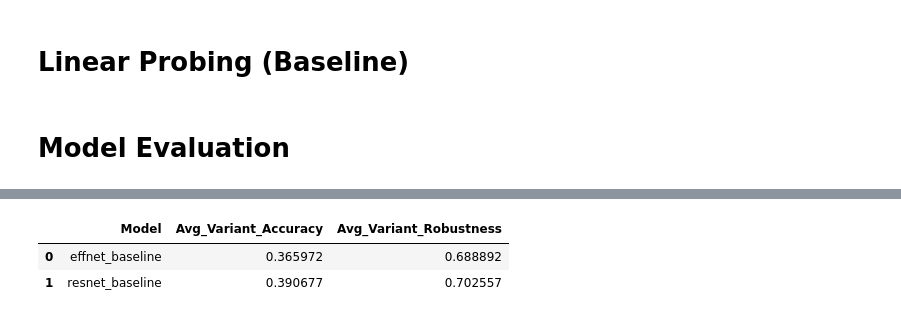
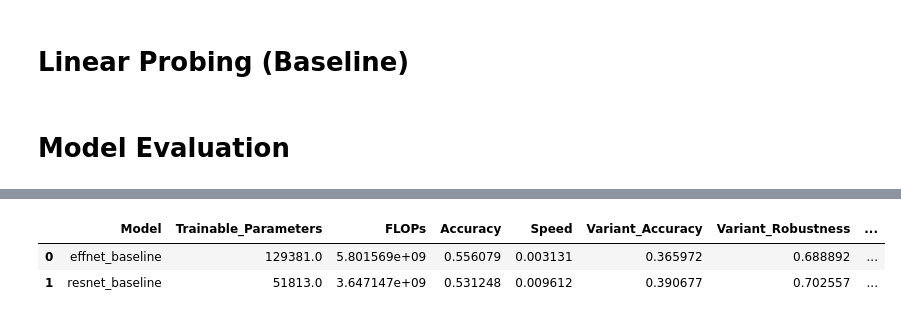
Before and after one commit to jgbreault/MealReveal, a Jupyter notebook: analysis.ipynb, the cells around one changed output, grey strips where cells are left out. Cells and saved outputs as stored; diff of their text form; code cells hidden in the pictures.

```diff
--- a/analysis.ipynb
+++ b/analysis.ipynb
@@ -291,21 +290,21 @@ def train_model(model, optimizer):
         print(f'Epoch {epoch+1}/{n_epochs}')
 
     print()
+# %%
+resnet_baseline_path = model_directory + '/resnet_baseline.pth'
+effnet_baseline_path = model_directory + '/effnet_baseline.pth'
 # %%
 # Training baseline models with linear probing
 
-resnet_baseline_path = model_directory + 'resnet_baseline.pth'
-effnet_baseline_path = model_directory + 'effnet_baseline.pth'
+# resnet_baseline.to(device) # resnet_baseline to GPU/CPU
+# optimizer_resnet = torch.optim.Adam(resnet_baseline.parameters()) # Defining optimizer
+# train_model(resnet_baseline, optimizer_resnet) # Training model
+# torch.save(resnet_baseline.state_dict(), resnet_baseline_path) # Saving model
 
-resnet_baseline.to(device) # resnet_baseline to GPU/CPU
-optimizer_resnet = torch.optim.Adam(resnet_baseline.parameters()) # Defining optimizer
-train_model(resnet_baseline, optimizer_resnet) # Training model
-torch.save(resnet_baseline.state_dict(), resnet_baseline_path) # Saving model
-
-effnet_baseline.to(device) # effnet_baseline to GPU/CPU
-optimizer_effnet = torch.optim.Adam(effnet_baseline.parameters()) # Defining optimizer
-train_model(effnet_baseline, optimizer_effnet) # Training model
-torch.save(effnet_baseline.state_dict(), effnet_baseline_path) # Saving model
+# effnet_baseline.to(device) # effnet_baseline to GPU/CPU
+# optimizer_effnet = torch.optim.Adam(effnet_baseline.parameters()) # Defining optimizer
+# train_model(effnet_baseline, optimizer_effnet) # Training model
+# torch.save(effnet_baseline.state_dict(), effnet_baseline_path) # Saving model
 # %% [markdown]
 # Model Evaluation
 # %%
@@ -448,18 +460,26 @@ model_evaluations_all
 # %%
-# Filter out the Clean rows, variants only
+model_evaluations_clean = model_evaluations_all.query("Dataset == 'Clean'")
 model_evaluations_variants = model_evaluations_all.query("Dataset != 'Clean'")
 
 # Calculate mean variant Accuracy and Robustness for each Model
-model_evaluations_variants_agg = model_evaluations_variants.groupby("Model")[["Accuracy", "Robustness"]].mean().reset_index()
+agg_features = ["Trainable_Parameters","FLOPs", "Accuracy", "Robustness", "Speed"]
+model_evaluations_aggregated = model_evaluations_variants.groupby("Model")[agg_features].mean().reset_index()
 
 # Rename columns to be more accurate
-model_evaluations_variants_agg.columns = ["Model", "Avg_Variant_Accuracy", "Avg_Variant_Robustness"]
+model_evaluations_aggregated.columns = ["Model", "Trainable_Parameters", "FLOPs", "Variant_Accuracy", "Variant_Robustness", "Variant_Speed"]
+
+# Adding info from the clean test set
+model_evaluations_aggregated["Accuracy"] = model_evaluations_clean.Accuracy.values
+model_evaluations_aggregated["Speed"] = model_evaluations_clean.Speed.values
+
+agg_column_order = ["Model", "Trainable_Parameters", "FLOPs", "Accuracy", "Speed", "Variant_Accuracy", "Variant_Robustness", "Variant_Speed"]
+model_evaluations_aggregated = model_evaluations_aggregated[agg_column_order]
 
 # Save evaluation results
-model_evaluations_variants_agg.to_csv(f"evaluations/variant_evaluations_aggrgated.csv", index=False)
+model_evaluations_aggregated.to_csv(f"evaluations/aggregated_evaluations.csv", index=False)
 
-model_evaluations_variants_agg
+model_evaluations_aggregated
 # %% [output]
-|  | Model | Avg_Variant_Accuracy | Avg_Variant_Robustness |
-| 0 | effnet_baseline | 0.365972 | 0.688892 |
-| 1 | resnet_baseline | 0.390677 | 0.702557 |
+|  | Model | Trainable_Parameters | FLOPs | Accuracy | Speed | Variant_Accuracy | Variant_Robustness | ... |
+| 0 | effnet_baseline | 129381.0 | 5.801569e+09 | 0.556079 | 0.003131 | 0.365972 | 0.688892 | ... |
+| 1 | resnet_baseline | 51813.0 | 3.647147e+09 | 0.531248 | 0.009612 | 0.390677 | 0.702557 | ... |
```
Also changed, not shown: parts of 5 cells of this notebook, 4 other files.
